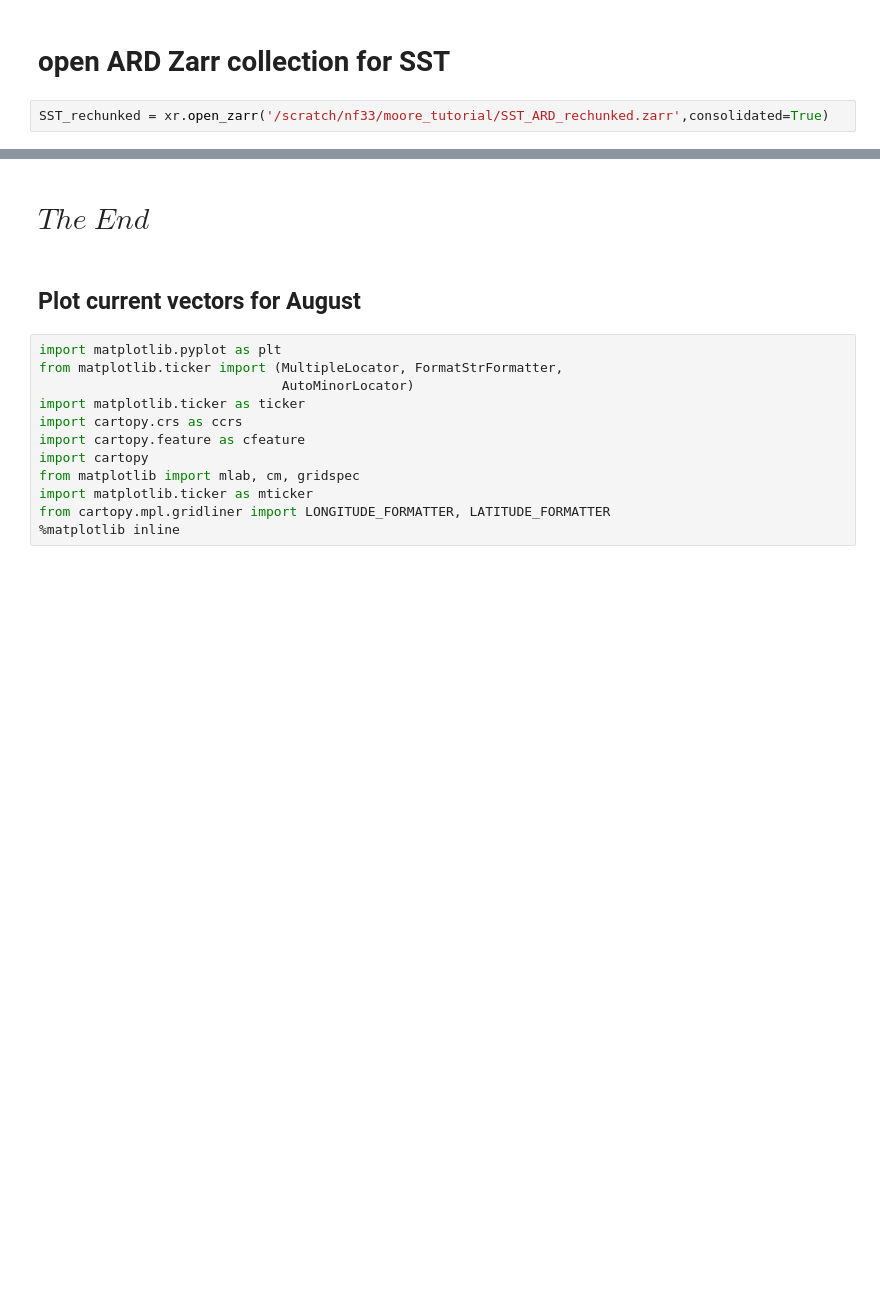
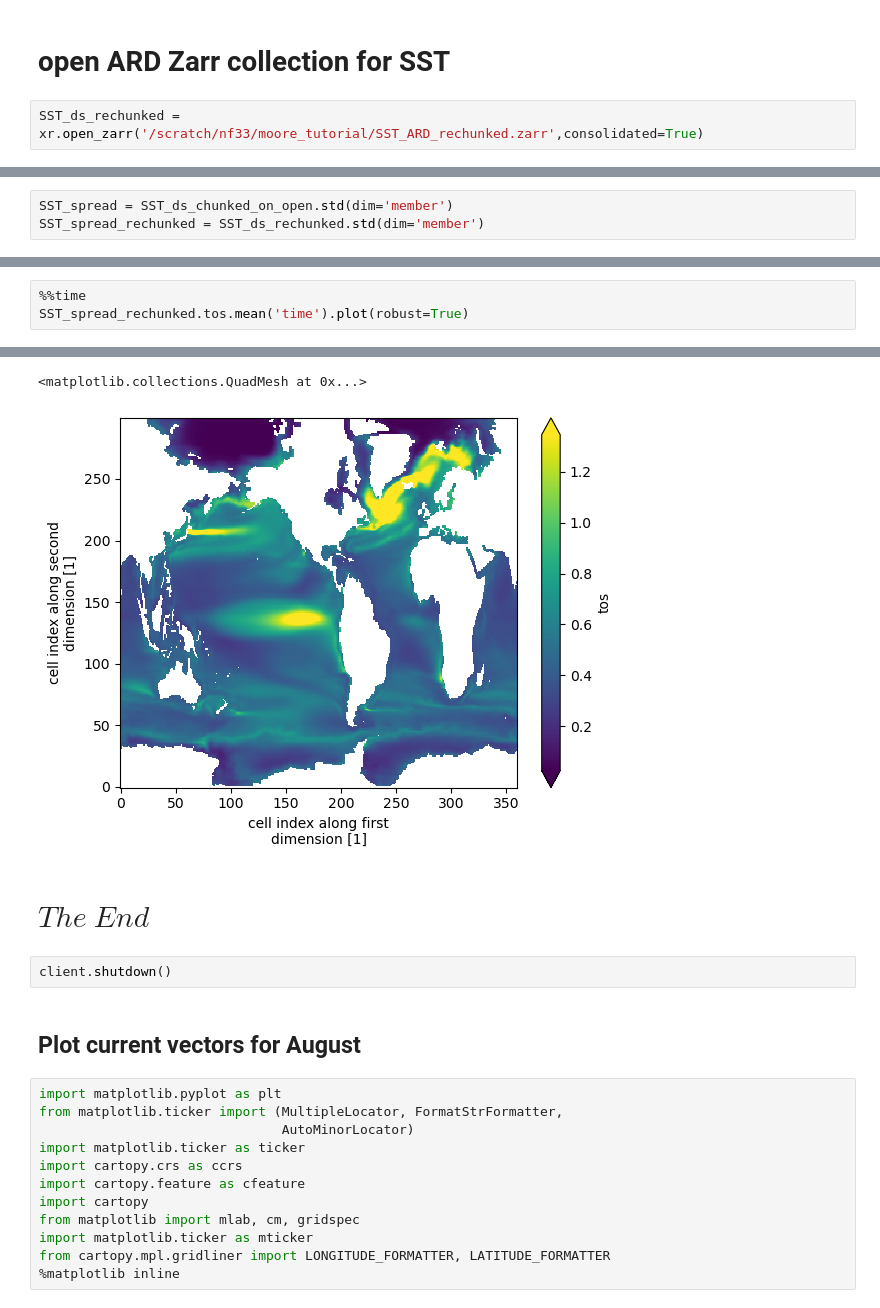
Before and after one commit to shared-climate-data-problems/CMIP-data-problems, a Jupyter notebook: notebooks/CMIP6_ARD_OHW24.ipynb, the cells around one changed output, grey strips where cells are left out. Cells and saved outputs as stored; diff of their text form; blank space fills up the shorter version.

```diff
--- a/notebooks/CMIP6_ARD_OHW24.ipynb
+++ b/notebooks/CMIP6_ARD_OHW24.ipynb
@@ -472,5 +472,5 @@ dataset_rechunked.to_zarr('/scratch/nf33/moore_tutorial/SST_ARD_rechunked.zarr',
 # %% [markdown]
 # open ARD Zarr collection for SST
 # %%
-SST_rechunked = xr.open_zarr('/scratch/nf33/moore_tutorial/SST_ARD_rechunked.zarr',consolidated=True)
+SST_ds_rechunked = xr.open_zarr('/scratch/nf33/moore_tutorial/SST_ARD_rechunked.zarr',consolidated=True)
 # %%
@@ -479,0 +583,3 @@ client.shutdown()
+# %%
+SST_spread = SST_ds_chunked_on_open.std(dim='member')
+SST_spread_rechunked = SST_ds_rechunked.std(dim='member')
@@ -479,0 +608,4 @@ client.shutdown()
+# %%
+%%time
+SST_spread_rechunked.tos.mean('time').plot(robust=True)
+# %% [output]
@@ -480,5 +614,9 @@ client.shutdown()
+<matplotlib.collections.QuadMesh at 0x...>
+[figure, added]
 # %% [markdown]
 # $The$ $End$
+# %%
+client.shutdown()
 # %% [markdown]
 ## Plot current vectors for August
 # %%
```
Also changed, not shown: parts of 24 cells of this notebook.
